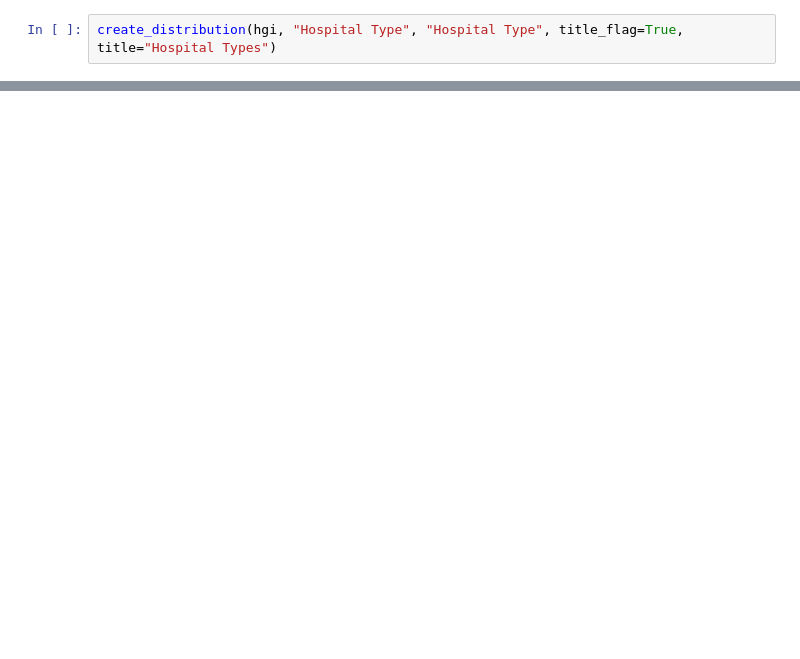
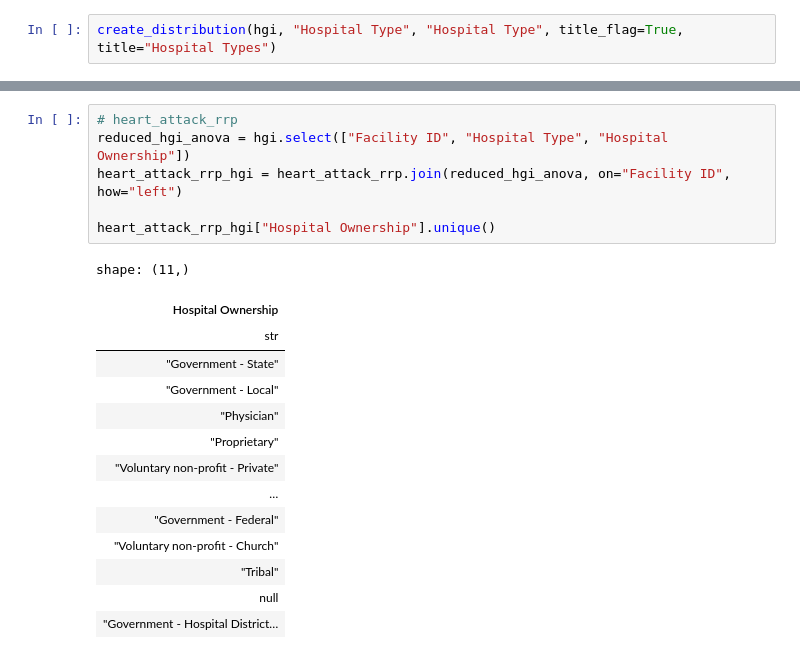
Before and after one commit to Ivaldivi/Patient-Readmission-Analysis, a Jupyter notebook: analysis/patient-readmission-analysis.ipynb, the cells around one changed output, grey strips where cells are left out. Drawn from its saved outputs; the diff is of its cells as text; blank space fills up the shorter version.

Commit message:
Add ANOVA test

```diff
--- a/analysis/patient-readmission-analysis.ipynb
+++ b/analysis/patient-readmission-analysis.ipynb
@@ -243,0 +268,21 @@ create_distribution(hgi, "Hospital Ownership", "Hospital Ownership", title_flag=
+# %%
+# heart_attack_rrp
+reduced_hgi_anova = hgi.select(["Facility ID", "Hospital Type", "Hospital Ownership"])
+heart_attack_rrp_hgi = heart_attack_rrp.join(reduced_hgi_anova, on="Facility ID", how="left")
+
+heart_attack_rrp_hgi["Hospital Ownership"].unique()
+# %% [output]
+shape: (11,)
+| Hospital Ownership |
+| str |
+| "Government - State" |
+| "Government - Local" |
+| "Physician" |
+| "Proprietary" |
+| "Voluntary non-profit - Private" |
+| … |
+| "Government - Federal" |
+| "Voluntary non-profit - Church" |
+| "Tribal" |
+| null |
+| "Government - Hospital District… |
```
Also changed, not shown: parts of 18 cells of this notebook.
